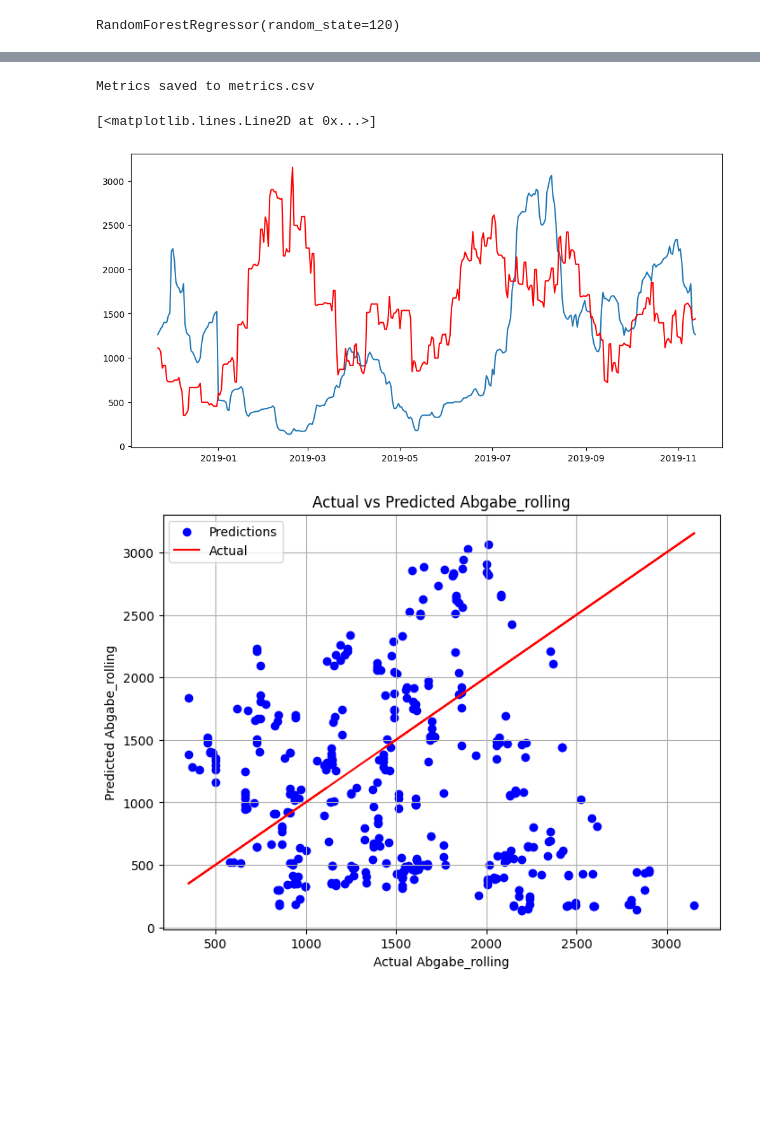
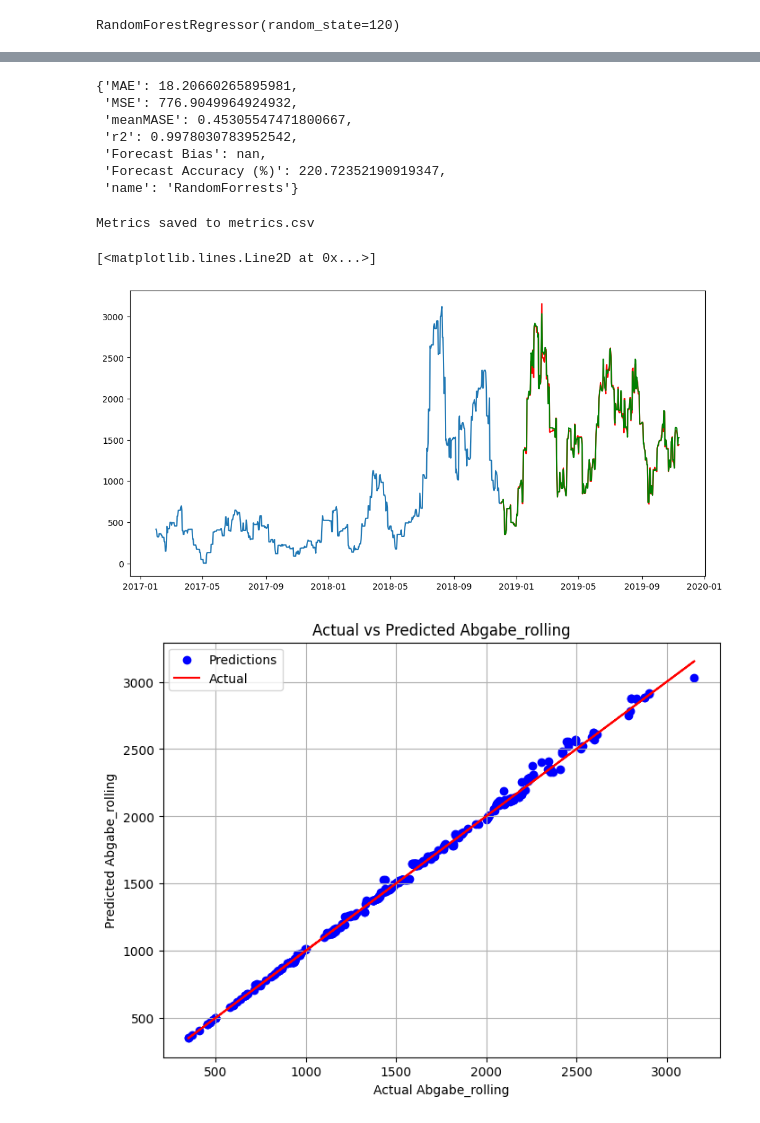
Before and after one commit to StefanEissler/Customs_Fee_Forecasting, a Jupyter notebook: src/notebooks/RandomForrests.ipynb, the cells around one changed output, grey strips where cells are left out. Drawn from its saved outputs; the diff is of its cells as text; code cells hidden in the pictures; blank space fills up the shorter version.

Commit message:
update training_results

```diff
--- a/src/notebooks/RandomForrests.ipynb
+++ b/src/notebooks/RandomForrests.ipynb
@@ -88,6 +138,11 @@ features = train.drop(columns=['Abgabe_rolling', 'Date', 'Abgabe'])
 from sklearn.ensemble import RandomForestRegressor
 
 model = RandomForestRegressor(random_state=120)
-model.fit(features, train['Abgabe_rolling'])
+model.fit(X, y)
 # %% [output]
 RandomForestRegressor(random_state=120)
+# %%
+median_values = test[['Lag_1', 'Lag_2', 'Lag_3']].median()
+
+# Fill missing values in lag columns with respective medians
+test[['Lag_1', 'Lag_2', 'Lag_3']] = test[['Lag_1', 'Lag_2', 'Lag_3']].fillna(median_values)
@@ -93,0 +155,4 @@ RandomForestRegressor(random_state=120)
+# %%
+y_pred = pd.Series(model.predict(test[['Year', 'Month', 'Day', 'Lag_1', 'Lag_2', 'Lag_3']]), index=test['Date'])
+
+y_pred
@@ -94,12 +173,20 @@ RandomForestRegressor(random_state=120)
 # %%
 from data_preperation import get_validation_matrix
 
-test = test.dropna(subset=['Abgabe_rolling'])
-features_test = test.drop(columns=['Abgabe_rolling', 'Date', 'Abgabe'])
-test_predictions = model.predict(features_test)
+y_pred_validation = y_pred.reset_index(drop=True)
+test_validation = test.Abgabe_rolling.reset_index(drop=True)
 
-validation_results = get_validation_matrix(test_predictions, test['Abgabe_rolling'])
+validation_results = get_validation_matrix(y_pred, test['Abgabe_rolling'], train.Abgabe_rolling)
 validation_results['name'] = 'RandomForrests'
+validation_results
+# %% [output]
+{'MAE': 18.20660265895981,
+ 'MSE': 776.9049964924932,
+ 'meanMASE': 0.45305547471800667,
+ 'r2': 0.9978030783952542,
+ 'Forecast Bias': nan,
+ 'Forecast Accuracy (%)': 220.72352190919347,
+ 'name': 'RandomForrests'}
 # %%
 from data_preperation import save_metrics_to_csv
 
@@ -109,15 +196,16 @@ Metrics saved to metrics.csv
 # %%
 test_indexed = test.set_index('Date')
 
 plt.figure(figsize=(12, 6))
-plt.plot(test_indexed.index, test_predictions)
+plt.plot(train.Date, train.Abgabe_rolling)
 plt.plot(test_indexed.index, test_indexed['Abgabe_rolling'], label='Actual', color='red')
+plt.plot(test_indexed.index, y_pred, color="green")
 # %% [output]
 [<matplotlib.lines.Line2D at 0x...>]
-[figure, old version]
+[figure, new version]
 # %%
 plt.figure(figsize=(8, 6))
-plt.scatter(test['Abgabe_rolling'], test_predictions, color='blue', label='Predictions')
+plt.scatter(test['Abgabe_rolling'], y_pred, color='blue', label='Predictions')
 plt.plot(test['Abgabe_rolling'], test['Abgabe_rolling'], color='red', label='Actual')  # Plotting the identity line
 plt.title('Actual vs Predicted Abgabe_rolling')
 plt.xlabel('Actual Abgabe_rolling')
@@ -126,4 +214,4 @@ plt.legend()
 plt.grid(True)
 plt.show()
 # %% [output]
-[figure, old version]
+[figure, new version]
```
Also changed, not shown: parts of 10 cells of this notebook, 7 other files.
